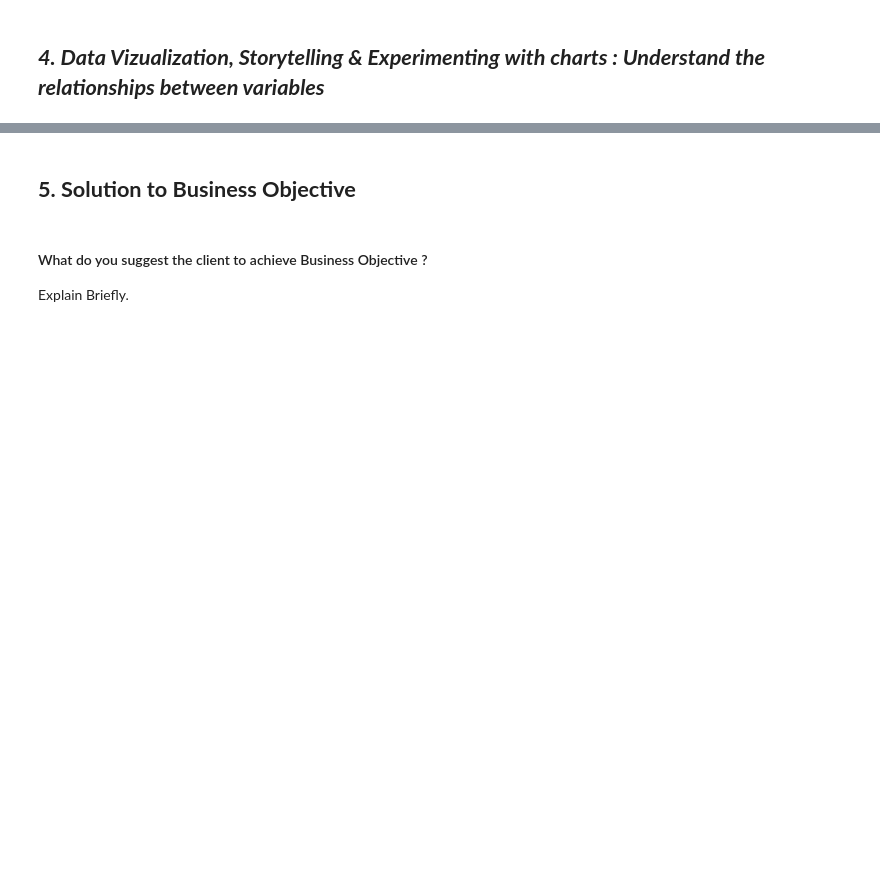
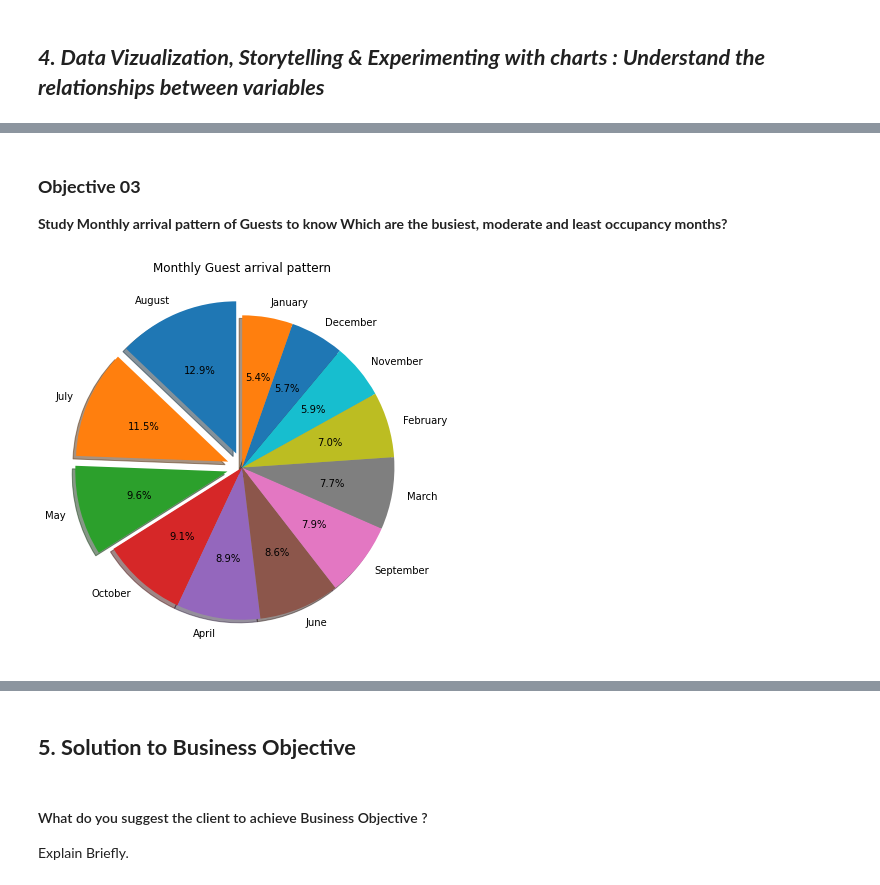
Before and after one commit to saurabhgv/Hotel-Booking-Analysis--EDA, a Jupyter notebook: EDA_Capstone_Project_(Group)_Hotel_Booking_Analysis.ipynb, the cells around one changed output, grey strips where cells are left out. Cells and saved outputs as stored; diff of their text form; code cells hidden in the pictures; blank space fills up the shorter version.

```diff
--- a/EDA_Capstone_Project_(Group)_Hotel_Booking_Analysis.ipynb
+++ b/EDA_Capstone_Project_(Group)_Hotel_Booking_Analysis.ipynb
@@ -771,0 +534,19 @@ Answer Here
+# %% [markdown]
+### **Objective 03**
+
+**Study Monthly arrival pattern of Guests  to know Which are the busiest, moderate and least occupancy months?**
+# %%
+activities = ['August','July','May','October','April','June','September','March','February',"November",'December','January']
+plt.figure(figsize=(14,7))
+plt.pie(copy_df.arrival_date_month.value_counts(),
+labels =activities,
+startangle = 90,
+shadow = True,
+explode =(0.1,0.1,0.1,0,0,0,0,0,0,0,0,0),
+autopct ='%1.1f%%')
+plt.title('Monthly Guest arrival pattern')
+
+# Print the chart
+plt.show()
+# %% [output]
+[figure, added]
```
Also changed, not shown: parts of 259 cells of this notebook.
